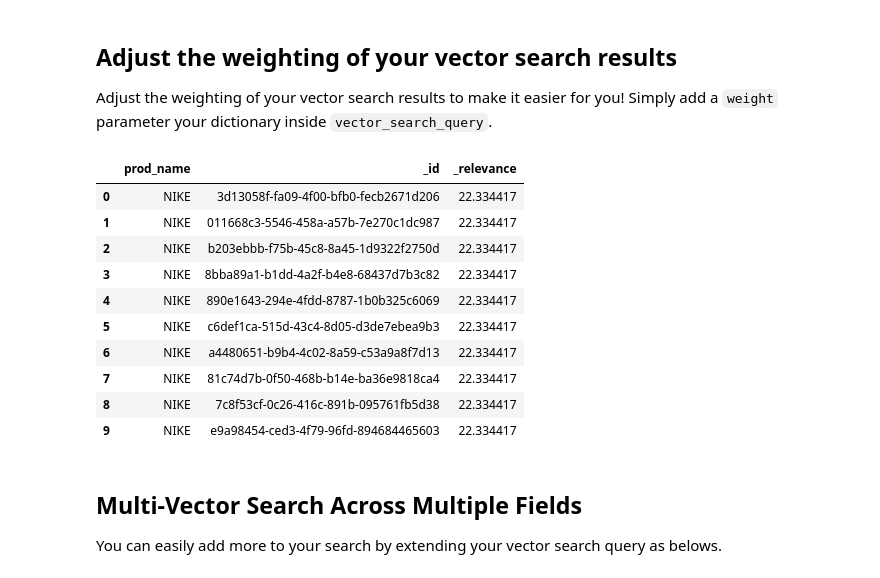
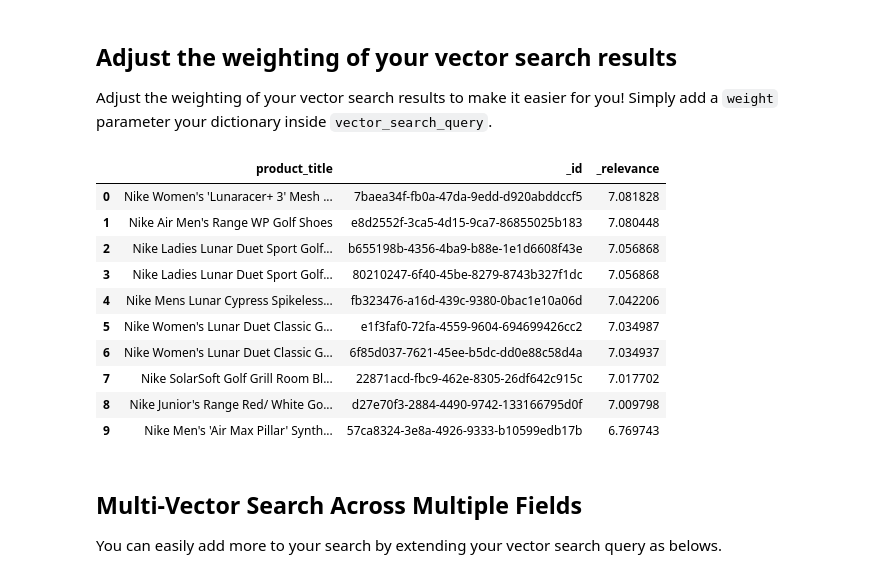
Before and after one commit to RelevanceAI/relevanceai, a Jupyter notebook: guides/advanced_search_guide.ipynb, the cells around one changed output. Saved outputs shown, nothing was run; the diff lists cells and outputs as text; code cells hidden in the pictures.

```diff
--- a/guides/advanced_search_guide.ipynb
+++ b/guides/advanced_search_guide.ipynb
@@ -15,0 +60,4 @@ ds = client.Dataset("clothes")
+# %%
+ds = client.Dataset('advanced_search_guide')
+# ds.delete()
+ds.upsert_documents(docs)
@@ -35,8 +135,16 @@ pd.DataFrame(results['results'])
 # %%
-# Create a simple mock vector for now
-vector = [1e-7] * 512
-results = ds.advanced_search(vector_search_query=[
-    {"vector":vector,"field":'prod_name_use_vector_'}
-], select_fields=['prod_name'])
+
+# Encoding the query
+query_vector = encode_text('nike')
+
+results = ds.advanced_search(
+    vector_search_query=[
+    {
+      "vector": query_vector,
+      "field":'product_title_clip_vector_'
+     }
+],
+select_fields=['product_title'])
+
 pd.DataFrame(results['results'])
 # %% [output]
@@ -83,27 +195,33 @@ pd.DataFrame(results['results'])
 Adjust the weighting of your vector search results to make it easier for you!
 Simply add a `weight` parameter your dictionary inside `vector_search_query`.
 # %%
+
 results = ds.advanced_search(
     query="nike",
-    fields_to_search=["prod_name"],
+    fields_to_search=["product_title"],
     vector_search_query=[
-        {"vector":vector,"field":'prod_name_use_vector_', "weight": 0.5}
+        {
+          "vector": query_vector,
+         "field":'product_title_clip_vector_',
+         "weight": 0.5
+         }
     ],
-    select_fields=["prod_name"], # results to return
+    select_fields=["product_title"], # results to return
 )
+
 pd.DataFrame(results['results'])
 # %% [output]
-|  | prod_name | _id | _relevance |
-| 0 | NIKE | 3d13058f-fa09-4f00-bfb0-fecb2671d206 | 22.334417 |
-| 1 | NIKE | 011668c3-5546-458a-a57b-7e270c1dc987 | 22.334417 |
-| 2 | NIKE | b203ebbb-f75b-45c8-8a45-1d9322f2750d | 22.334417 |
-| 3 | NIKE | 8bba89a1-b1dd-4a2f-b4e8-68437d7b3c82 | 22.334417 |
-| 4 | NIKE | 890e1643-294e-4fdd-8787-1b0b325c6069 | 22.334417 |
-| 5 | NIKE | c6def1ca-515d-43c4-8d05-d3de7ebea9b3 | 22.334417 |
-| 6 | NIKE | a4480651-b9b4-4c02-8a59-c53a9a8f7d13 | 22.334417 |
-| 7 | NIKE | 81c74d7b-0f50-468b-b14e-ba36e9818ca4 | 22.334417 |
-| 8 | NIKE | 7c8f53cf-0c26-416c-891b-095761fb5d38 | 22.334417 |
-| 9 | NIKE | e9a98454-ced3-4f79-96fd-894684465603 | 22.334417 |
+|  | product_title | _id | _relevance |
+| 0 | Nike Women's 'Lunaracer+ 3' Mesh ... | 7baea34f-fb0a-47da-9edd-d920abddccf5 | 7.081828 |
+| 1 | Nike Air Men's Range WP Golf Shoes | e8d2552f-3ca5-4d15-9ca7-86855025b183 | 7.080448 |
+| 2 | Nike Ladies Lunar Duet Sport Golf... | b655198b-4356-4ba9-b88e-1e1d6608f43e | 7.056868 |
+| 3 | Nike Ladies Lunar Duet Sport Golf... | 80210247-6f40-45be-8279-8743b327f1dc | 7.056868 |
+| 4 | Nike Mens Lunar Cypress Spikeless... | fb323476-a16d-439c-9380-0bac1e10a06d | 7.042206 |
+| 5 | Nike Women's Lunar Duet Classic G... | e1f3faf0-72fa-4559-9604-694699426cc2 | 7.034987 |
+| 6 | Nike Women's Lunar Duet Classic G... | 6f85d037-7621-45ee-b5dc-dd0e88c58d4a | 7.034937 |
+| 7 | Nike SolarSoft Golf Grill Room Bl... | 22871acd-fbc9-462e-8305-26df642c915c | 7.017702 |
+| 8 | Nike Junior's Range Red/ White Go... | d27e70f3-2884-4490-9742-133166795d0f | 7.009798 |
+| 9 | Nike Men's 'Air Max Pillar' Synth... | 57ca8324-3e8a-4926-9333-b10599edb17b | 6.769743 |
 # %% [markdown]
 ## Multi-Vector Search Across Multiple Fields
 
```
Also changed, not shown: parts of 19 cells of this notebook.
